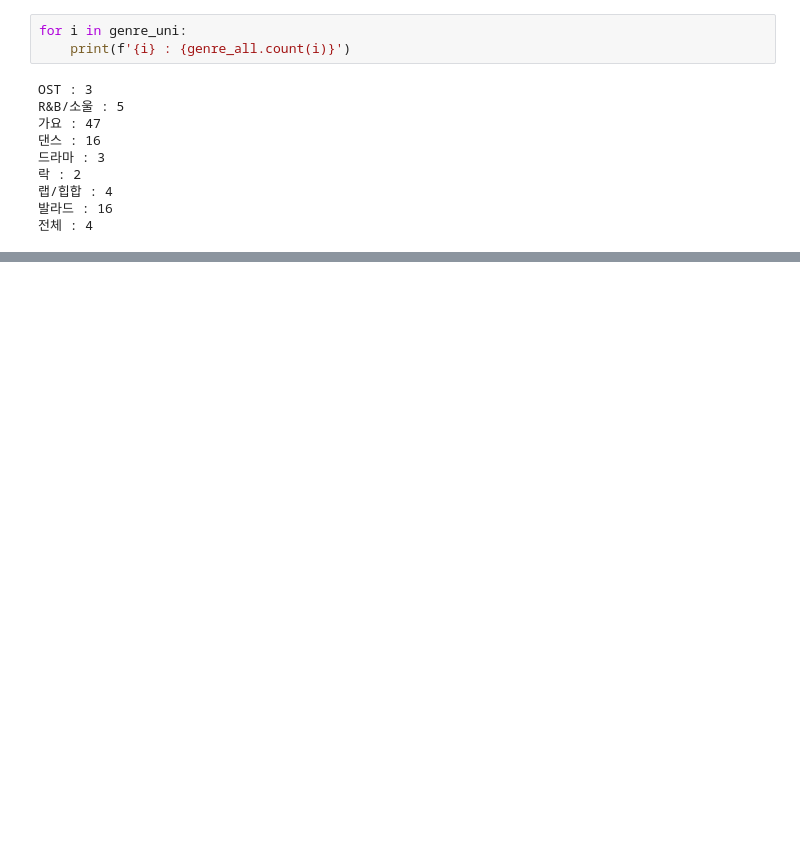
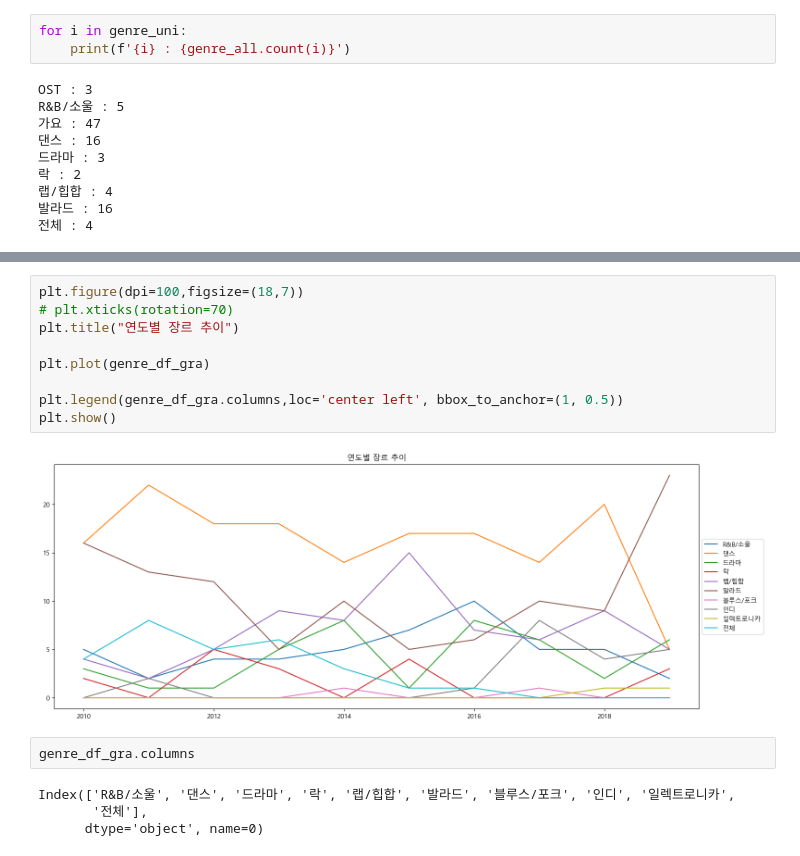
Before and after one commit to Son-BR/KDT_Projects, a Jupyter notebook: EXAM_CRAW/Crawling_Project/ex.func.ipynb, the cells around one changed output, grey strips where cells are left out. Saved outputs shown, nothing was run; the diff lists cells and outputs as text; blank space fills up the shorter version.

```diff
--- a/EXAM_CRAW/Crawling_Project/ex.func.ipynb
+++ b/EXAM_CRAW/Crawling_Project/ex.func.ipynb
@@ -216,0 +282,17 @@ for i in range(10):
+# %%
+plt.figure(dpi=100,figsize=(18,7))
+# plt.xticks(rotation=70)
+plt.title("연도별 장르 추이")
+
+plt.plot(genre_df_gra)
+
+plt.legend(genre_df_gra.columns,loc='center left', bbox_to_anchor=(1, 0.5))
+plt.show()
+# %% [output]
+[figure, added]
+# %%
+genre_df_gra.columns
+# %% [output]
+Index(['R&B/소울', '댄스', '드라마', '락', '랩/힙합', '발라드', '블루스/포크', '인디', '일렉트로니카',
+       '전체'],
+      dtype='object', name=0)
```
Also changed, not shown: parts of 13 cells of this notebook, 9 other files.
